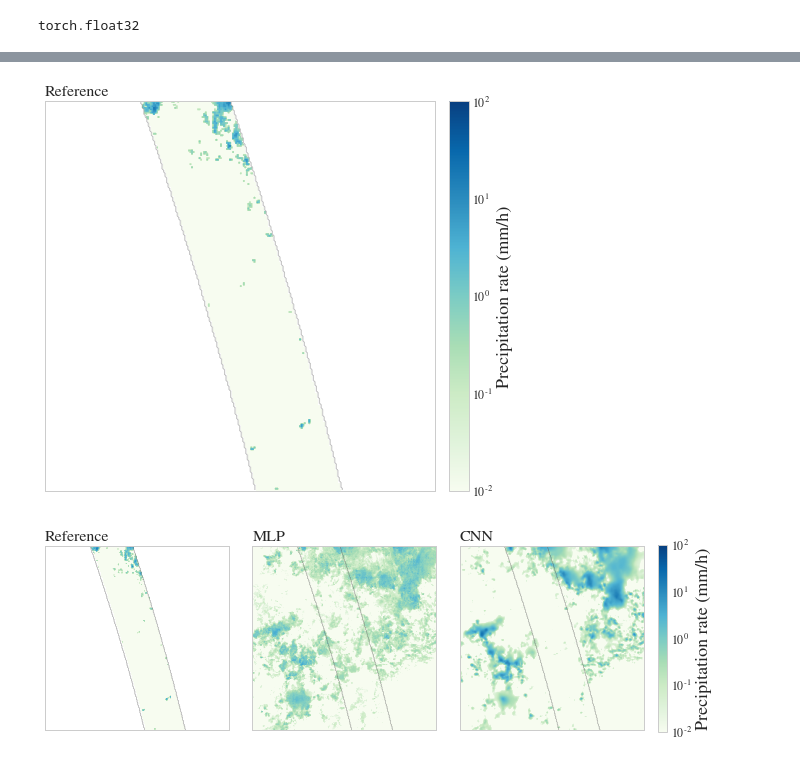
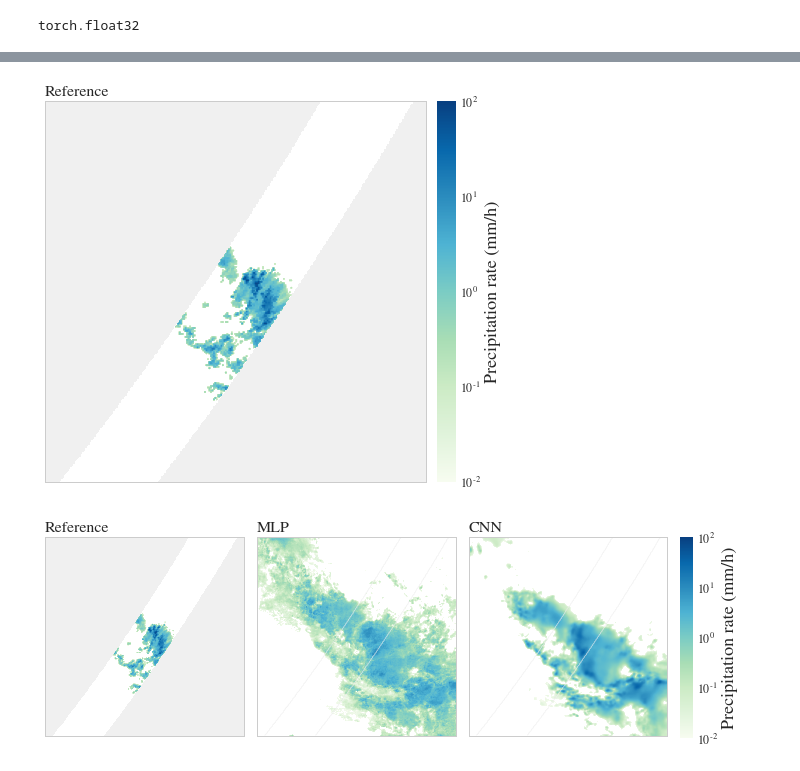
Before and after one commit to ingridingemarsson/geostat-masters-thesis, a Jupyter notebook: notebooks/view_qrnn_preds.ipynb, the cells around one changed output, grey strips where cells are left out. Saved outputs shown, nothing was run; the diff lists cells and outputs as text; code cells hidden in the pictures.

Commit message:
changes to plotting

```diff
--- a/notebooks/view_qrnn_preds.ipynb
+++ b/notebooks/view_qrnn_preds.ipynb
@@ -119,12 +119,15 @@ from matplotlib.colors import ListedColormap
 from matplotlib import cm
 from matplotlib.colors import LogNorm
 
+bincmap = matplotlib.colors.ListedColormap(['white', '#f0f0f0'])
+bincmap2 = matplotlib.colors.ListedColormap(['#e6e6e6', 'white'])
+
 big = cm.get_cmap('magma', 512)
 newcmp = ListedColormap(big(np.linspace(0.05, 0.95, 256)))
 # %%
 dataset = validation_dataset
 # %%
-index = np.random.randint(len(dataset))
+index = 1085 #np.random.randint(len(dataset))
 # %%
 data = dataset[index]
 figsize=(9,6)
@@ -159,7 +162,10 @@ f.colorbar(m, ax=ax, fraction=0.024, pad=0.02).set_label(label="Normalized brigh
 # %%
-
+color_min = 1e-2
+color_max = 1e2
+precip_norm = LogNorm(color_min, color_max)
 
 y_true = data['label'].numpy()
+#y_true[(y_true!=-1) & (y_true<1e-2)]=0.0 #as in log norm
 
 y_pred_b = torch.squeeze(xception.posterior_mean(x=data['box'].unsqueeze(0).to(device))).cpu().detach().numpy()
 
@@ -170,5 +176,4 @@ y_pred_s = torch.reshape(y_pred_s, (int(np.sqrt(y_pred_s.shape[0])), int(np.sqrt
 
 
 print(np.max(y_true), np.max(y_pred_b), np.max(y_pred_s))
-precip_norm = LogNorm(1e-2, 1e2)
 # %% [output]
@@ -218,49 +181,60 @@ for i in range(4):
 # %%
 f, ax = plt.subplots(figsize=figsize)
-
-m = ax.imshow(y_true, norm=precip_norm, cmap=plt.get_cmap('GnBu'))
-#ax.imshow(y_true!=-1,  cmap=plt.get_cmap('binary_r'), alpha = 0.1)
-ax.contour(y_true!=-1,  cmap=plt.get_cmap('binary_r'),  alpha = 0.7, linewidths=0.1)
+ax.imshow(y_true==-1, origin='upper', cmap=bincmap)
+g = ax.imshow(y_true, origin='upper', norm=precip_norm, cmap=plt.get_cmap('GnBu'))
+g.cmap.set_under('w')
 ax.grid(False)
 ax.get_xaxis().set_ticks([])
 ax.get_yaxis().set_ticks([])
 ax.set_title("Reference", loc="left")
-f.tight_layout(h_pad=1, w_pad=2)
-f.colorbar(m, ax=ax, fraction=0.032, pad=0.023).set_label(label="Precipitation rate (mm/h)", size=18)
-#plt.savefig('../plots/thesis/ex_true.pdf', bbox_inches='tight')
+divider = make_axes_locatable(plt.gca())
+cax = divider.append_axes("right", "5%", pad="3%")
+cb = plt.colorbar(m, cax=cax)
+cb.set_label(label="Precipitation rate (mm/h)", size=18)
+cb.outline.set_visible(False)
+plt.tight_layout()
+
+#plt.savefig('../plots/thesis/ex_true.pdf', bbox_inches='tight', dpi=1200)
 # %% [output]
-[figure, old version]
+[figure, new version]
 # %%
 f, ax = plt.subplots(1, 3, figsize=figsize)
 
+ax[0].imshow(y_true==-1, origin='upper', cmap=bincmap)
 m = ax[0].imshow(y_true, norm=precip_norm, cmap=plt.get_cmap('GnBu'))
 #ax.imshow(y_true!=-1,  cmap=plt.get_cmap('binary_r'), alpha = 0.02)
-ax[0].contour(y_true!=-1,  cmap=plt.get_cmap('binary_r'),  alpha = 0.7, linewidths=0.1)
+#ax[0].contour(y_true!=-1,  cmap=bincmap2, linewidths=0.1)
 ax[0].grid(False)
 ax[0].get_xaxis().set_ticks([])
 ax[0].get_yaxis().set_ticks([])
 ax[0].set_title("Reference", loc="left")
-
+m.cmap.set_under('w')
 
 m = ax[1].imshow(y_pred_s, norm=precip_norm, cmap=plt.get_cmap('GnBu'))
 #ax.imshow(y_true!=-1,  cmap=plt.get_cmap('binary_r'), alpha = 0.02)
-ax[1].contour(y_true!=-1,  cmap=plt.get_cmap('binary_r'),  alpha = 0.7, linewidths=0.1)
+ax[1].contour(y_true==-1,  cmap=bincmap2, linewidths=0.1)
 ax[1].grid(False)
 ax[1].get_xaxis().set_ticks([])
 ax[1].get_yaxis().set_ticks([])
 ax[1].set_title("MLP", loc="left")
-
+m.cmap.set_under('w')
 
 m = ax[2].imshow(y_pred_b, norm=precip_norm, cmap=plt.get_cmap('GnBu'))
 #ax.imshow(y_true!=-1,  cmap=plt.get_cmap('binary_r'), alpha = 0.02)
-ax[2].contour(y_true!=-1,  cmap=plt.get_cmap('binary_r'),  alpha = 0.7, linewidths=0.1)
+ax[2].contour(y_true==-1,  cmap=bincmap2, linewidths=0.1)
 ax[2].grid(False)
 ax[2].get_xaxis().set_ticks([])
 ax[2].get_yaxis().set_ticks([])
 ax[2].set_title("CNN", loc="left")
+m.cmap.set_under('w')
 
-f.tight_layout(h_pad=1, w_pad=2)
-f.colorbar(m, ax=ax, fraction=0.015, pad=0.023).set_label(label="Precipitation rate (mm/h)", size=18)
-#plt.savefig('../plots/thesis/ex_preds.pdf', bbox_inches='tight')
+f.subplots_adjust(right=0.8)
+cbar_ax = f.add_axes([1, 0.265, 0.02, 0.465])
+cb = plt.colorbar(m, cax=cbar_ax)# cax=cax)
+cb.set_label(label="Precipitation rate (mm/h)", size=18)
+cb.outline.set_visible(False)
+plt.tight_layout()
+
+#plt.savefig('../plots/thesis/ex_preds.pdf',           bbox_inches='tight', dpi=1200)
 # %% [output]
-[figure, old version]
+[figure, new version]
```
Also changed, not shown: parts of 5 cells of this notebook, 15 other files.
